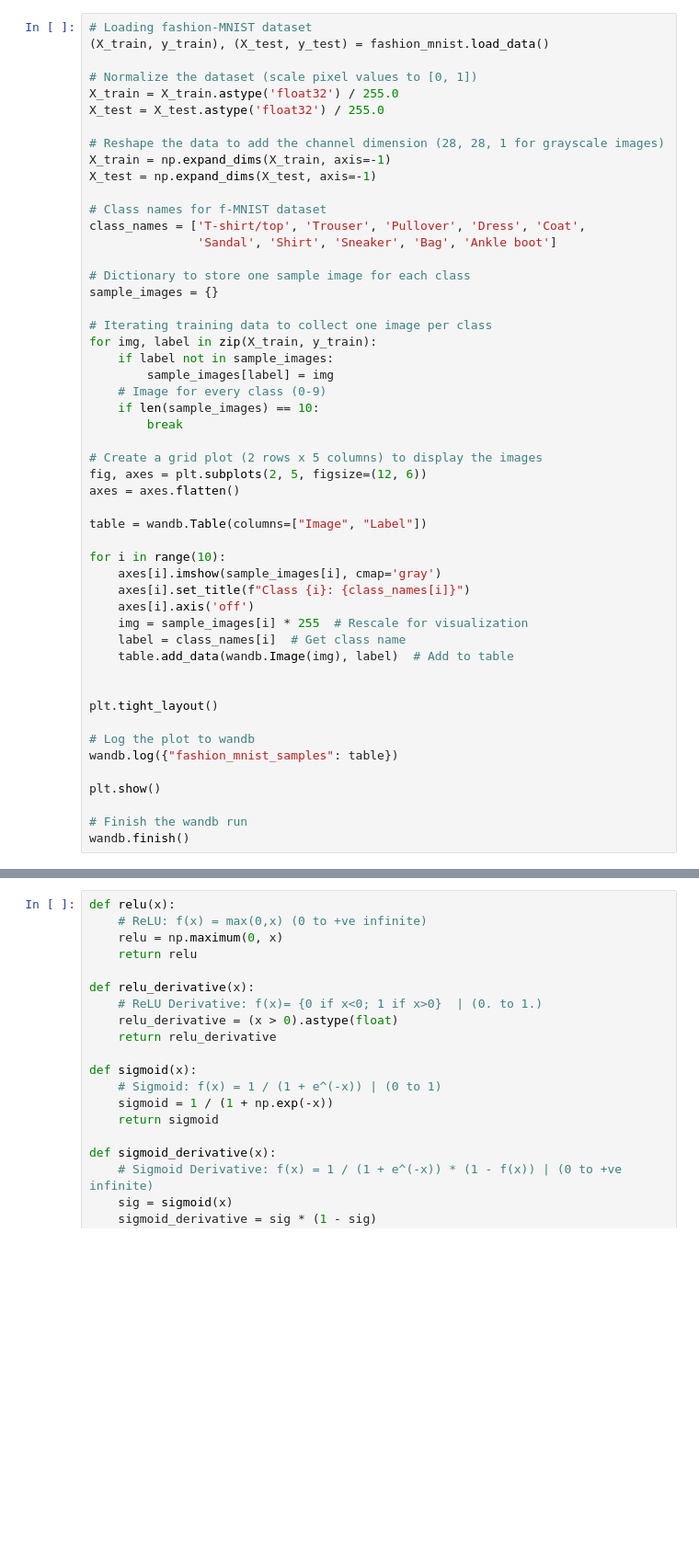
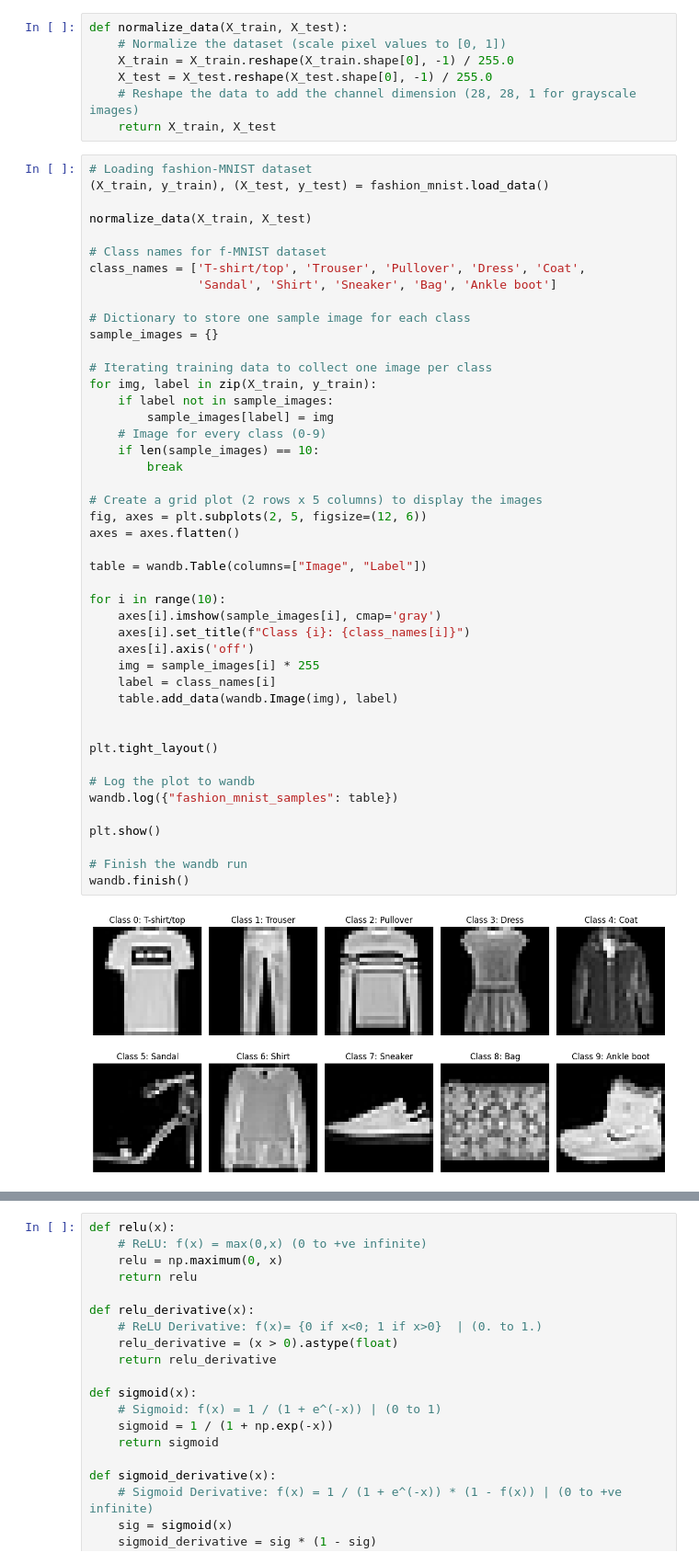
Before and after one commit to venkatesh19v/da6401_assignment1, a Jupyter notebook: Assignment.ipynb, the cells around one changed output, grey strips where cells are left out. Shown at 92% size. Drawn from its saved outputs; the diff is of its cells as text; blank space fills up the shorter version.

```diff
--- a/Assignment.ipynb
+++ b/Assignment.ipynb
@@ -15,14 +40,15 @@ wandb.init(project=projectId,
+# %%
+def normalize_data(X_train, X_test):
+    # Normalize the dataset (scale pixel values to [0, 1])
+    X_train = X_train.reshape(X_train.shape[0], -1) / 255.0
+    X_test = X_test.reshape(X_test.shape[0], -1) / 255.0
+    # Reshape the data to add the channel dimension (28, 28, 1 for grayscale images)
+    return X_train, X_test
 # %%
 # Loading fashion-MNIST dataset
 (X_train, y_train), (X_test, y_test) = fashion_mnist.load_data()
 
-# Normalize the dataset (scale pixel values to [0, 1])
-X_train = X_train.astype('float32') / 255.0
-X_test = X_test.astype('float32') / 255.0
-
-# Reshape the data to add the channel dimension (28, 28, 1 for grayscale images)
-X_train = np.expand_dims(X_train, axis=-1)
-X_test = np.expand_dims(X_test, axis=-1)
+normalize_data(X_train, X_test)
 
 # Class names for f-MNIST dataset
 class_names = ['T-shirt/top', 'Trouser', 'Pullover', 'Dress', 'Coat',
@@ -33,33 +59,35 @@ sample_images = {}
 
 # Iterating training data to collect one image per class
 for img, label in zip(X_train, y_train):
     if label not in sample_images:
         sample_images[label] = img
     # Image for every class (0-9)
     if len(sample_images) == 10:
         break
 
 # Create a grid plot (2 rows x 5 columns) to display the images
 fig, axes = plt.subplots(2, 5, figsize=(12, 6))
 axes = axes.flatten()
 
 table = wandb.Table(columns=["Image", "Label"])
 
 for i in range(10):
     axes[i].imshow(sample_images[i], cmap='gray')
     axes[i].set_title(f"Class {i}: {class_names[i]}")
     axes[i].axis('off')
-    img = sample_images[i] * 255  # Rescale for visualization
-    label = class_names[i]  # Get class name
-    table.add_data(wandb.Image(img), label)  # Add to table
+    img = sample_images[i] * 255
+    label = class_names[i]
+    table.add_data(wandb.Image(img), label)
 
 
 plt.tight_layout()
 
 # Log the plot to wandb
 wandb.log({"fashion_mnist_samples": table})
 
 plt.show()
 
 # Finish the wandb run
 wandb.finish()
+# %% [output]
+[figure, added]
```
Also changed, not shown: parts of 19 cells of this notebook.
